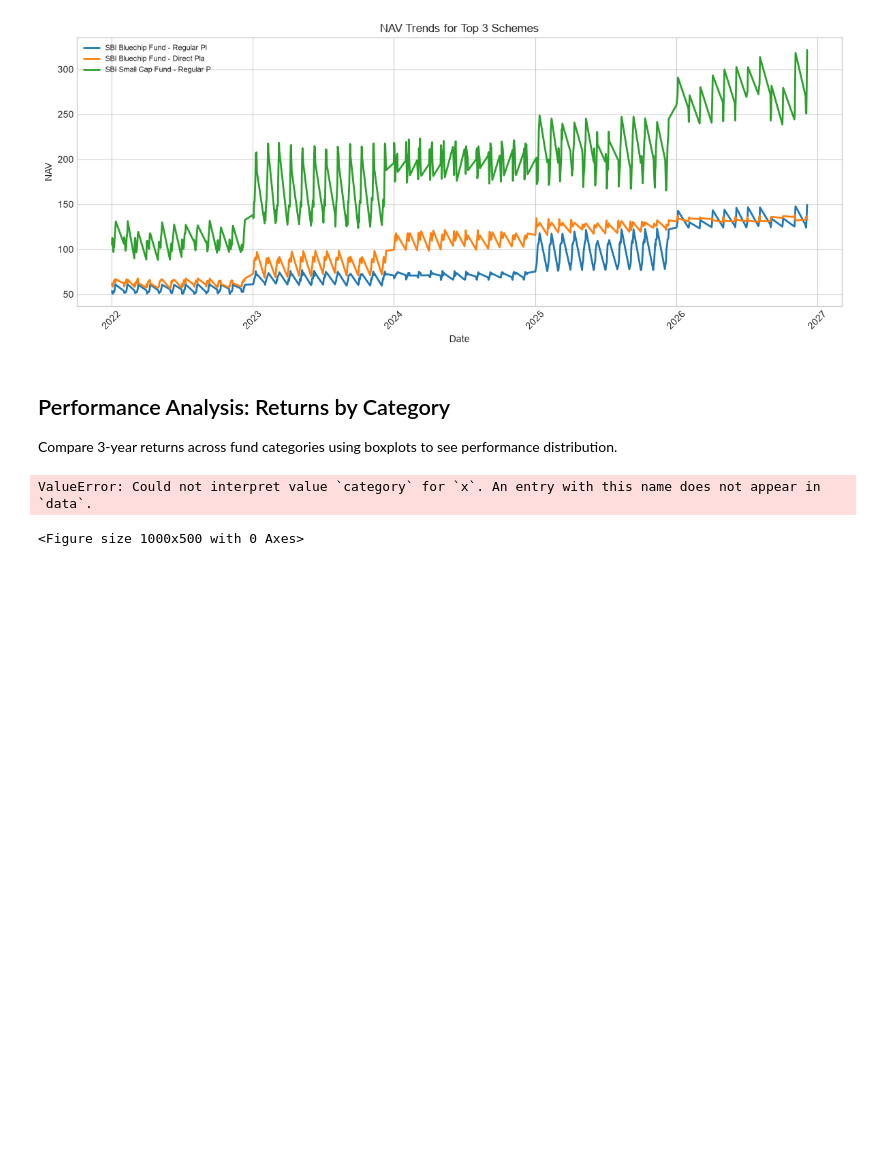
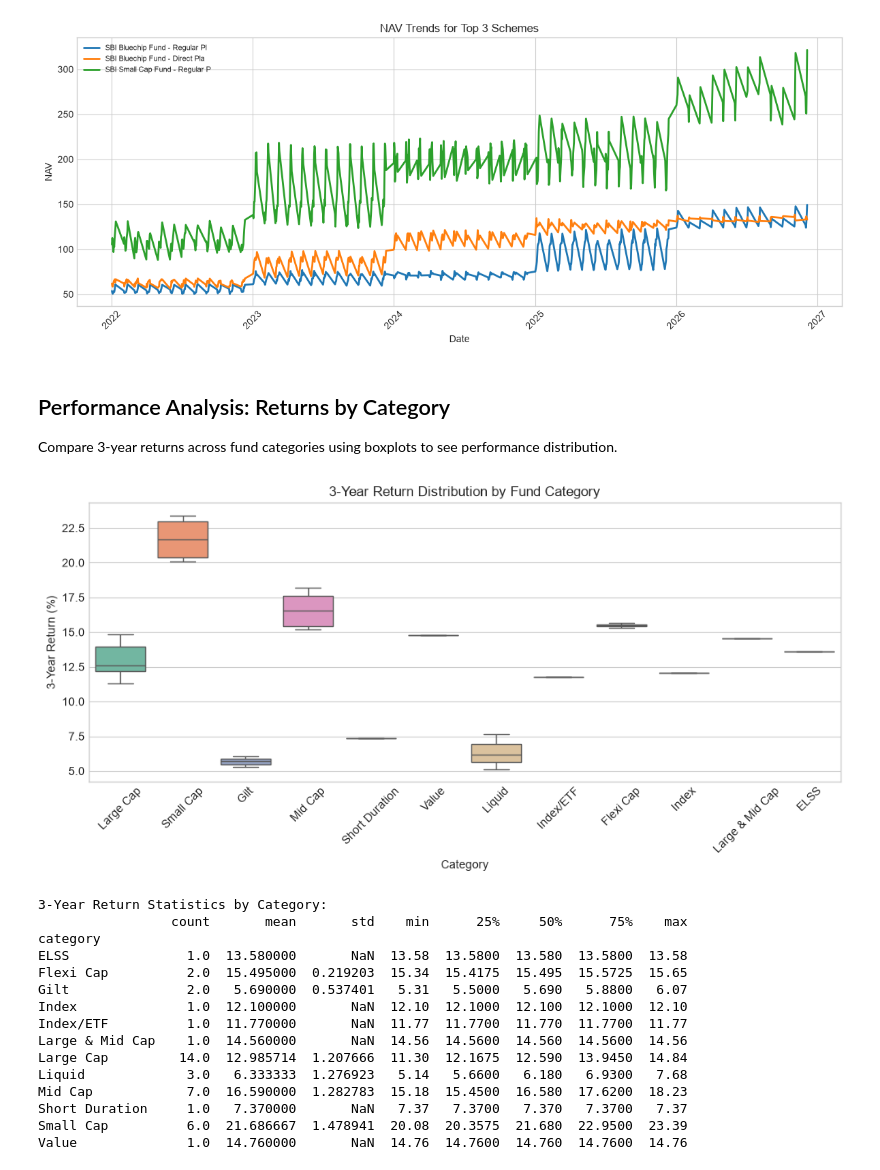
Before and after one commit to MALLAMPOLAIAHGANESH/bluestock-mutual-fund-analytics, a Jupyter notebook: notebooks/mutual_fund_eda.ipynb, the cells around one changed output. Cells and saved outputs as stored; diff of their text form; code cells hidden in the pictures; blank space fills up the shorter version.

Commit message:
Fix performance returns boxplot - use category column from performance data

```diff
--- a/notebooks/mutual_fund_eda.ipynb
+++ b/notebooks/mutual_fund_eda.ipynb
@@ -243,27 +243,37 @@ Compare 3-year returns across fund categories using boxplots to see performance
 # %%
 # Load performance data and create boxplot
 performance = pd.read_csv(processed_dir / 'cleaned_07_scheme_performance.csv')
 
-# Merge performance with category information
-perf_with_category = performance.merge(
-    fund_master[['amfi_code', 'category']],
-    on='amfi_code',
-    how='left'
-)
+# Remove rows with missing return values
+performance_clean = performance.dropna(subset=['return_3yr_pct'])
 
 # Create boxplot for 3-year returns by category
 plt.figure(figsize=(10, 5))
-sns.boxplot(data=perf_with_category, x='category', y='return_3yr_pct', palette='Set2')
+sns.boxplot(data=performance_clean, x='category', y='return_3yr_pct', palette='Set2')
 plt.title('3-Year Return Distribution by Fund Category')
 plt.xlabel('Category')
 plt.ylabel('3-Year Return (%)')
 plt.xticks(rotation=45)
 plt.tight_layout()
 plt.show()
 
 # Print summary statistics
 print('3-Year Return Statistics by Category:')
-print(perf_with_category.groupby('category')['return_3yr_pct'].describe())
+print(performance_clean.groupby('category')['return_3yr_pct'].describe())
 # %% [output]
+[figure, added]
-ValueError: Could not interpret value `category` for `x`. An entry with this name does not appear in `data`.
+3-Year Return Statistics by Category:
+                 count       mean       std    min      25%     50%      75%    max
+category
+ELSS               1.0  13.580000       NaN  13.58  13.5800  13.580  13.5800  13.58
+Flexi Cap          2.0  15.495000  0.219203  15.34  15.4175  15.495  15.5725  15.65
+Gilt               2.0   5.690000  0.537401   5.31   5.5000   5.690   5.8800   6.07
+Index              1.0  12.100000       NaN  12.10  12.1000  12.100  12.1000  12.10
+Index/ETF          1.0  11.770000       NaN  11.77  11.7700  11.770  11.7700  11.77
+Large & Mid Cap    1.0  14.560000       NaN  14.56  14.5600  14.560  14.5600  14.56
+Large Cap         14.0  12.985714  1.207666  11.30  12.1675  12.590  13.9450  14.84
+Liquid             3.0   6.333333  1.276923   5.14   5.6600   6.180   6.9300   7.68
+Mid Cap            7.0  16.590000  1.282783  15.18  15.4500  16.580  17.6200  18.23
+Short Duration     1.0   7.370000       NaN   7.37   7.3700   7.370   7.3700   7.37
+Small Cap          6.0  21.686667  1.478941  20.08  20.3575  21.680  22.9500  23.39
+Value              1.0  14.760000       NaN  14.76  14.7600  14.760  14.7600  14.76
-<Figure size 1000x500 with 0 Axes>
```
